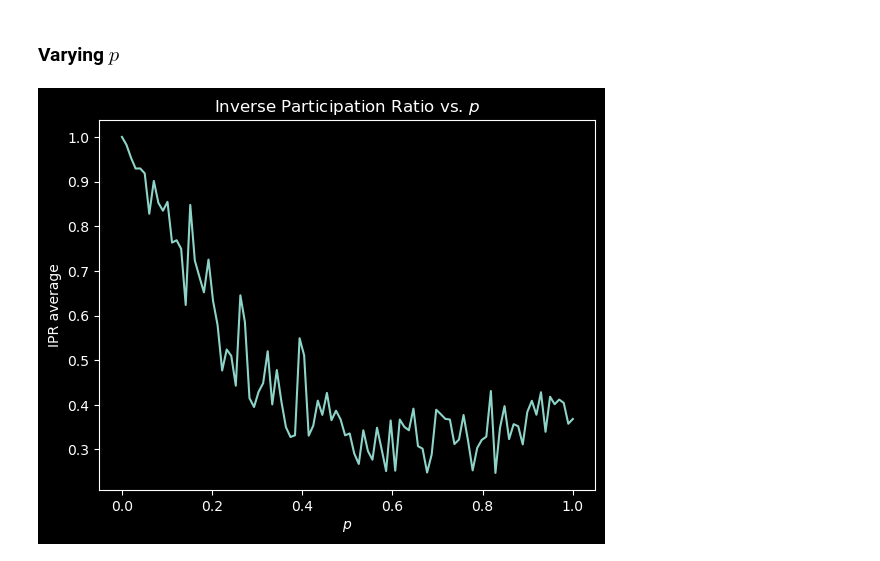
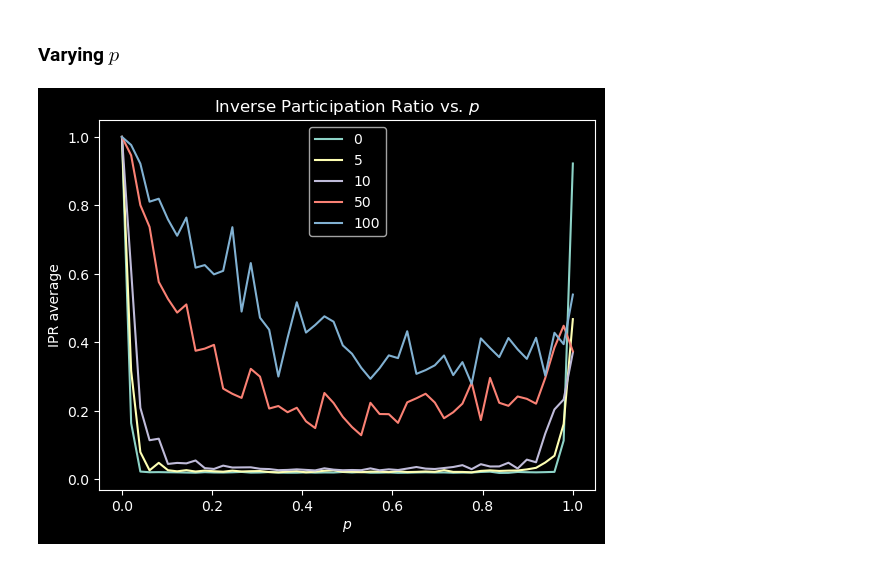
Before and after one commit to ravikoka/qgraph, a Jupyter notebook: plot_ipr.ipynb, the cells around one changed output. Saved outputs shown, nothing was run; the diff lists cells and outputs as text; code cells hidden in the pictures.

```diff
--- a/plot_ipr.ipynb
+++ b/plot_ipr.ipynb
@@ -88,7 +85,7 @@ def localizationfordiffW(Wmax, t, n, thop, num):
         localizationmeasure.append(mean(IPRs))
     plt.xlabel("W")
     plt.ylabel("IPR average")
-    plt.title("Inverse Participation Ratio of a wave function with different W energies")
+    plt.title("IPR of a wave function for different W energies on a Lattice")
     plt.plot(Wlist, localizationmeasure)
 
-localizationfordiffW(100, 10, 30, 1, 10)
+localizationfordiffW(100, 100, 30, 1, 100)
@@ -133,7 +128,7 @@ def localizationfordiffW(Wmax, t, p, n, psi_0, thop, num):
         localizationmeasure.append(mean(IPRs))
     plt.xlabel("W")
     plt.ylabel("IPR average")
-    plt.title("Inverse Participation Ratio of a wave function with different W energies at time "+ str(t))
+    plt.title("Inverse Participation Ratio of a wave function with different W energies")
     plt.plot(Wlist, localizationmeasure)
 
 def localizationfordiffp(prange, pnum, t, n, W, psi_0, thop):
@@ -159,43 +154,49 @@ def magto4(psi):
     return sum(newpsi)
 
 def localizationfordiffW(Wmax, t, p, n, psi_0, thop, num):
     Wlist = np.linspace(0, Wmax, Wmax)
     localizationmeasure = []
     for W in Wlist:
         IPRs = []
         for _ in range(num):
             torus = RandomGraph(p, n, psi_0, [-1*W, W], thop)
             psi_t = torus.solveatt(t)
             IPRs.append(magto4(psi_t))
         localizationmeasure.append(mean(IPRs))
     plt.xlabel("W")
     plt.ylabel("IPR average")
     plt.title("Inverse Participation Ratio of a wave function with different W energies at time "+ str(t))
     plt.plot(Wlist, localizationmeasure)
 
-def plot_ipr_vs_p(num_pts, t, W, n, psi_0, thop, num):
+def plot_ipr_vs_p(num_pts, t, Wvals, n, psi_0, thop, num):
     p_vals = np.linspace(0, 1, num_pts)
-    localization_measure = []
-
-    for p in p_vals:
-        IPRs = []
-        for _ in range(num):
-            graph = RandomGraph(p, n, psi_0, [-W, W], thop)
-            psi_t = graph.solveatt(t)
-            IPRs.append(magto4(psi_t))
-        localization_measure.append(mean(IPRs))
+    themeasures = []
+    for W in Wvals:
+        localization_measure = []
+        for p in p_vals:
+            IPRs = []
+            for _ in range(num):
+                graph = RandomGraph(p, n, psi_0, [-W, W], thop)
+                psi_t = graph.solveatt(t)
+                IPRs.append(magto4(psi_t))
+            localization_measure.append(mean(IPRs))
+        themeasures.append(localization_measure)
 
     plt.xlabel('$p$')
     plt.ylabel('IPR average')
     plt.title('Inverse Participation Ratio vs. $p$')
-    plt.plot(p_vals, localization_measure)
 
-plot_ipr_vs_p(100, 1000, 100, n, psi_0, 1, 10)
+    for listy in themeasures:
+        plt.plot(p_vals, listy)
+
+    plt.legend(Wvals)
+
+plot_ipr_vs_p(50, 1000, [0, 5, 10, 50, 100], n, psi_0, 1, 10)
 
 
 #def localizationfordiffp(num_pts, pnum, t, n, W, psi_0, thop):
     #p_vals = np.linspace(0, 1, num_ptws)
 
 #localizationfordiffW(100, 1000, p, n, psi_0, 1, 20)
 # %% [output]
-[figure, old version]
+[figure, new version]
```
Also changed, not shown: parts of 3 cells of this notebook.
